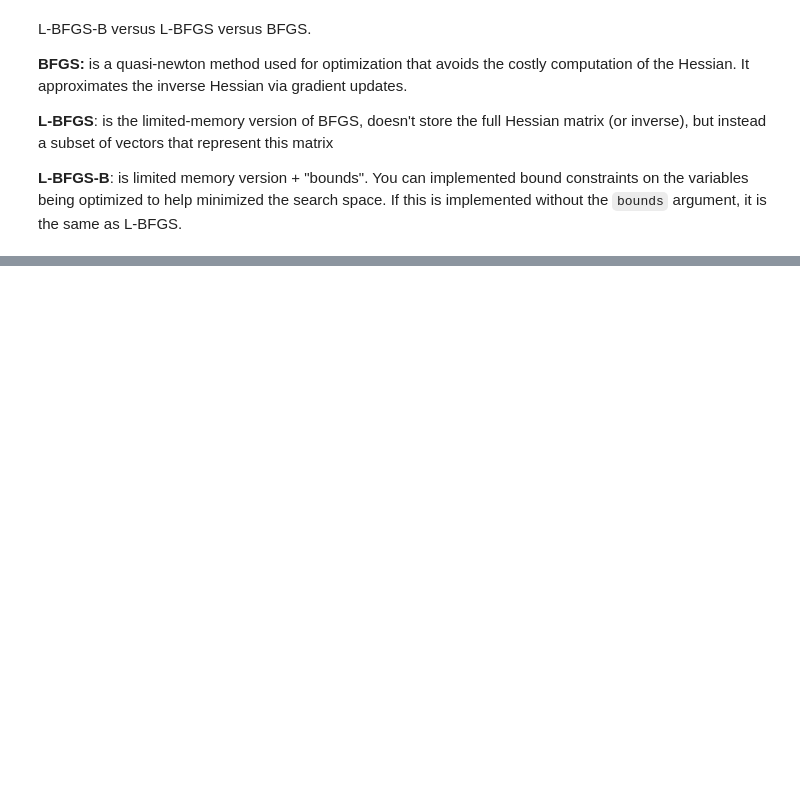
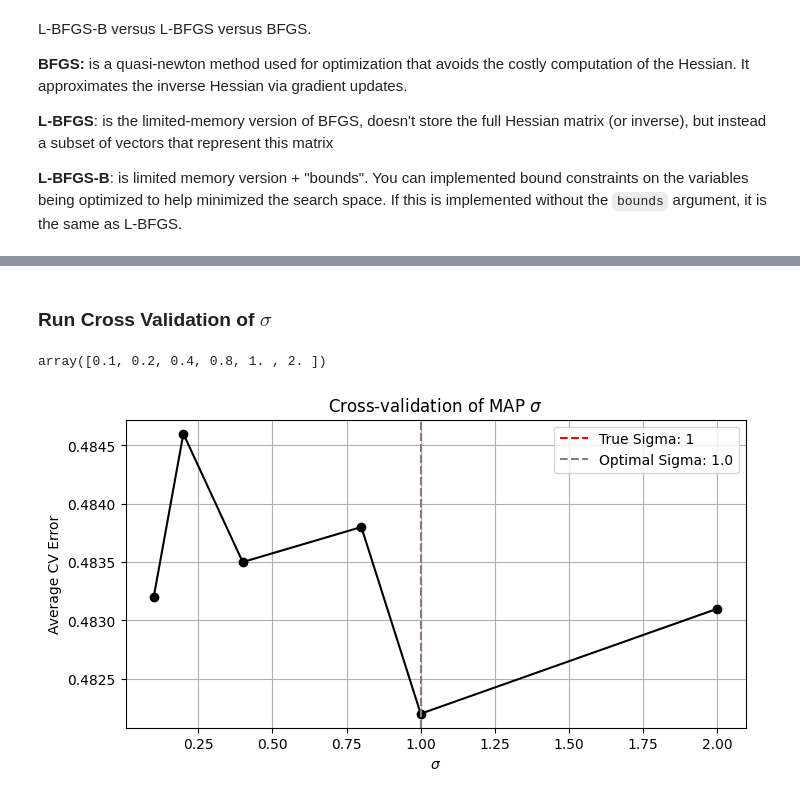
Before and after one commit to jess-breda/violations-multinomial, a Jupyter notebook: multiclass_logistic_regression.ipynb, the cells around one changed output, grey strips where cells are left out. Saved outputs shown, nothing was run; the diff lists cells and outputs as text; code cells hidden in the pictures; blank space fills up the shorter version.

Commit message:
gaussian prior + cross validation

```diff
--- a/multiclass_logistic_regression.ipynb
+++ b/multiclass_logistic_regression.ipynb
@@ -226,12 +226,13 @@ L-BFGS-B versus L-BFGS versus BFGS.
 # %%
 # Initial weights
 initial_W_flat = np.zeros((D + 1) * C)
+sigma = 0.2
 
 # Optimization using L-BFGS-B
 result = minimize(
     fun=cost_function_to_minimize,
     x0=initial_W_flat,
-    args=(X_with_bias, Y),
+    args=(X_with_bias, Y, sigma),
     method="BFGS",
     jac=gradient_function_to_minimize,
     options={"disp": True, "maxiter": 10000},
@@ -283,0 +404,43 @@ result
+# %% [markdown]
+### Run Cross Validation of $\sigma$
+# %%
+sigma_values = np.array([0.1, 0.2, 0.4, 0.8, 1, 2])
+sigma_values
+# %% [output]
+array([0.1, 0.2, 0.4, 0.8, 1. , 2. ])
+# %%
+errors = []
+
+for sigma in sigma_values:
+    avg_error = perform_cross_validation(X_with_bias, Y, sigma)
+    errors.append(avg_error)
+
+optimal_sigma = sigma_values[np.argmin(errors)]
+# %%
+def plot_cv_sigma(sigma_values, optimal_sigma, true_sigma):
+    fig, ax = plt.subplots(figsize=(8, 4))
+
+    ax.plot(sigma_values, errors, "-o", color="black")
+    ax.axvline(
+        x=true_sigma, color="red", linestyle="--", label=f"True Sigma: {true_sigma}"
+    )
+    ax.axvline(
+        x=optimal_sigma,
+        color="gray",
+        linestyle="--",
+        label=f"Optimal Sigma: {optimal_sigma}",
+    )
+
+    ax.set(
+        title="Cross-validation of MAP $\sigma$",
+        xlabel="$\sigma$",
+        ylabel="Average CV Error",
+    )
+    plt.legend()
+    plt.grid(True)
+
+    return None
+# %%
+plot_cv_sigma(sigma_values, optimal_sigma, true_sigma)
+# %% [output]
+[figure, added]
```
Also changed, not shown: parts of 17 cells of this notebook.
